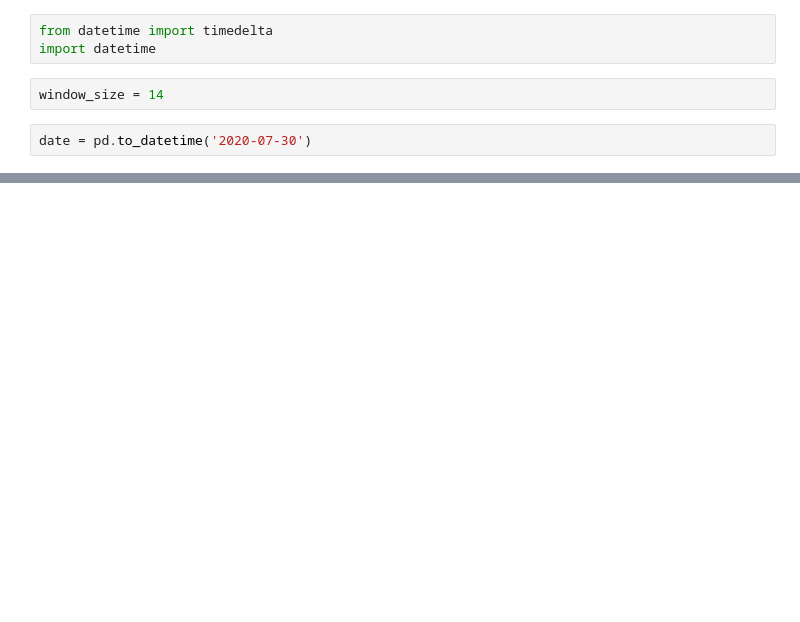
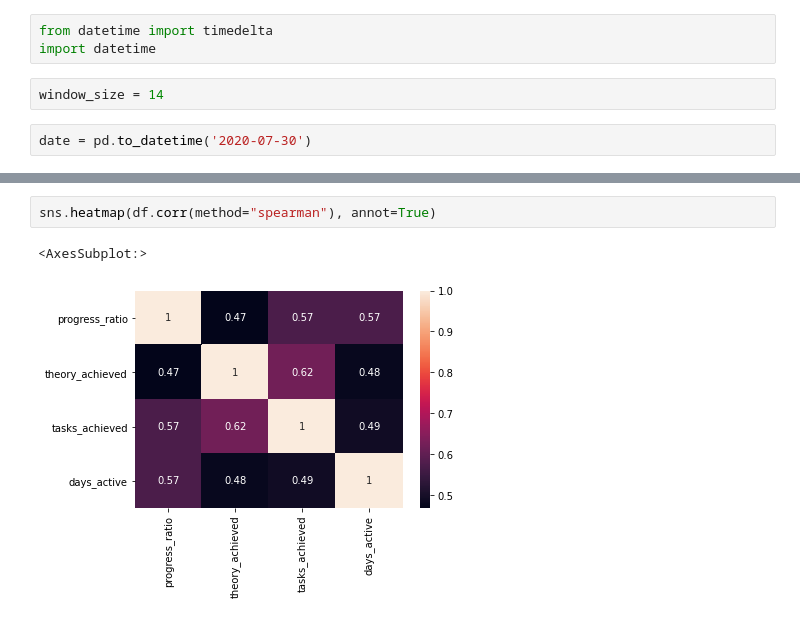
Before and after one commit to Uhbifg/sirius_2021_metric, a Jupyter notebook: data_explore.ipynb, the cells around one changed output, grey strips where cells are left out. Drawn from its saved outputs; the diff is of its cells as text; blank space fills up the shorter version.

```diff
--- a/data_explore.ipynb
+++ b/data_explore.ipynb
@@ -563,0 +533,5 @@ u_course_progress["active_days"] = u_course_progress.merge(d, on=['user_id', 'co
+# %%
+sns.heatmap(df.corr(method="spearman"), annot=True)
+# %% [output]
+<AxesSubplot:>
+[figure, added]
```
Also changed, not shown: parts of 27 cells of this notebook.
